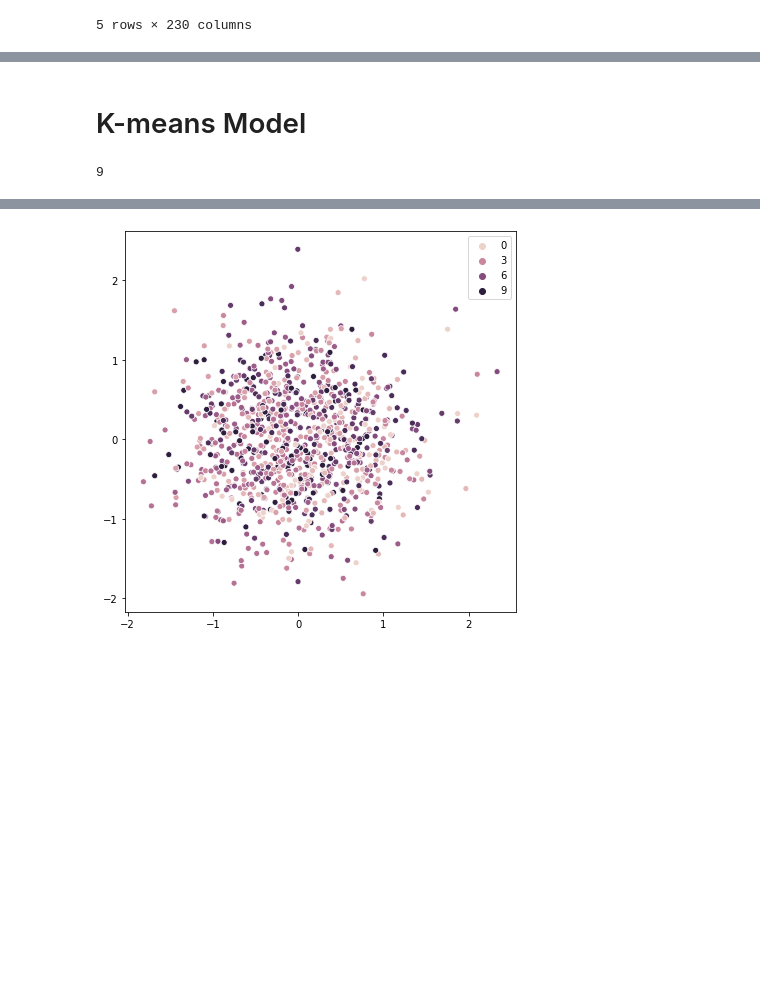
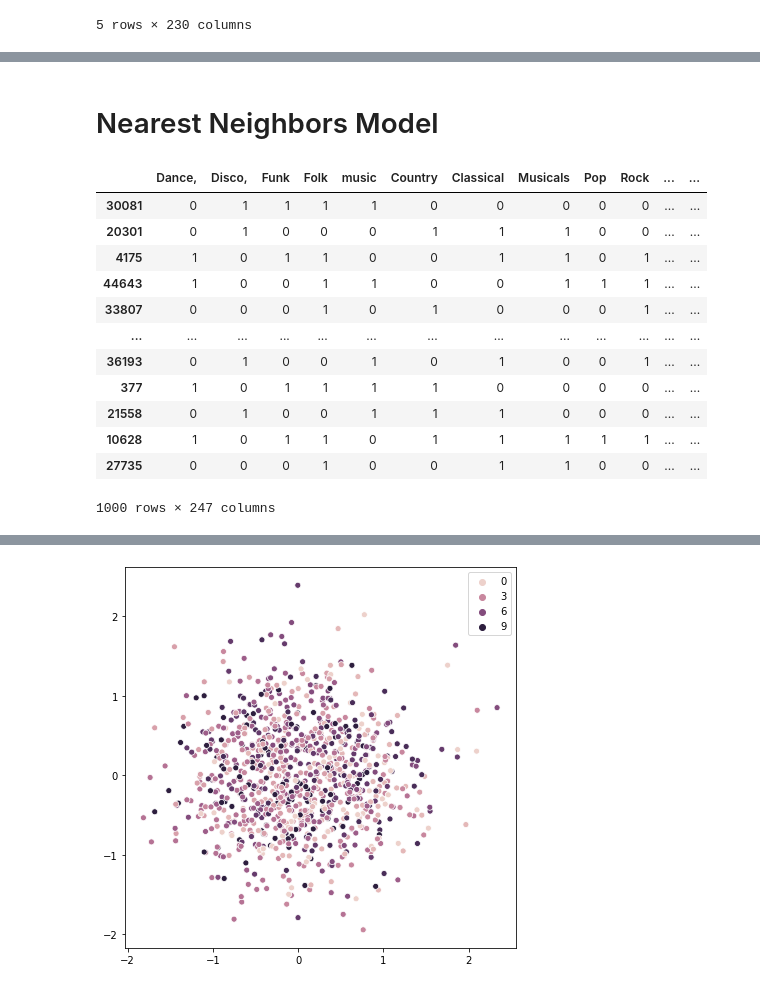
Before and after one commit to yaniv92648/Sup, a Jupyter notebook: Sup.ipynb, the cells around one changed output, grey strips where cells are left out. Saved outputs shown, nothing was run; the diff lists cells and outputs as text; code cells hidden in the pictures; blank space fills up the shorter version.

Commit message:
nearest neighbors instead of k means

```diff
--- a/Sup.ipynb
+++ b/Sup.ipynb
@@ -199,0 +202,6 @@ df.drop(columns=0, inplace=True)
+# %%
+days = np.arange(0,7,1)
+groups = np.arange(1,33,1)
+# %%
+df_days = pd.DataFrame(columns=days, data=np.random.choice(groups, size=(len(df_final), len(days))))
+df_days
@@ -199,0 +222,3 @@ df.drop(columns=0, inplace=True)
+# %%
+df = pd.concat([df, df_days], axis=1)
+df
@@ -200,3 +239,3 @@ df.drop(columns=0, inplace=True)
 # %% [markdown]
-# K-means Model
+# Nearest Neighbors Model
 # %%
@@ -204,2 +243,17 @@ from sklearn.cluster import KMeans
 # %%
-df_sub=df.sample(1000)
+df_sub = df.sample(1000)
+df_sub
+# %% [output]
+|  | Dance, | Disco, | Funk | Folk | music | Country | Classical | Musicals | Pop | Rock | ... | ... |
+| 30081 | 0 | 1 | 1 | 1 | 1 | 0 | 0 | 0 | 0 | 0 | ... | ... |
+| 20301 | 0 | 1 | 0 | 0 | 0 | 1 | 1 | 1 | 0 | 0 | ... | ... |
+| 4175 | 1 | 0 | 1 | 1 | 0 | 0 | 1 | 1 | 0 | 1 | ... | ... |
+| 44643 | 1 | 0 | 0 | 1 | 1 | 0 | 0 | 1 | 1 | 1 | ... | ... |
+| 33807 | 0 | 0 | 0 | 1 | 0 | 1 | 0 | 0 | 0 | 1 | ... | ... |
+| ... | ... | ... | ... | ... | ... | ... | ... | ... | ... | ... | ... | ... |
+| 36193 | 0 | 1 | 0 | 0 | 1 | 0 | 1 | 0 | 0 | 1 | ... | ... |
+| 377 | 1 | 0 | 1 | 1 | 1 | 1 | 0 | 0 | 0 | 0 | ... | ... |
+| 21558 | 0 | 1 | 0 | 0 | 1 | 1 | 1 | 0 | 0 | 0 | ... | ... |
+| 10628 | 1 | 0 | 1 | 1 | 0 | 1 | 1 | 1 | 1 | 1 | ... | ... |
+| 27735 | 0 | 0 | 0 | 1 | 0 | 0 | 1 | 1 | 0 | 0 | ... | ... |
+1000 rows × 247 columns
@@ -210,4 +259,0 @@ kmeans = KMeans(n_clusters=num_of_clusters, random_state=0).fit(df_sub)
-# %%
-kmeans.labels_.max()
-# %% [output]
-9
```
Also changed, not shown: parts of 9 cells of this notebook.
